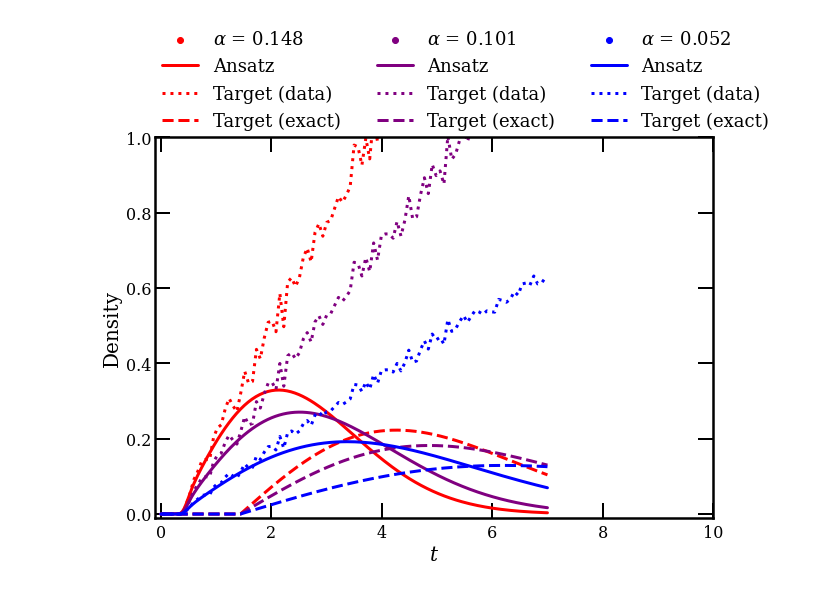
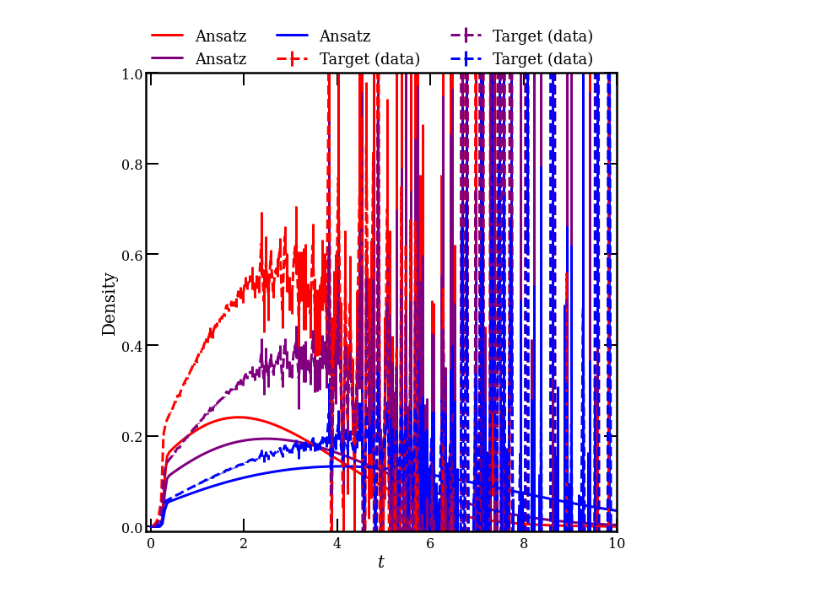
Before and after one commit to rikab/RDF, a Jupyter notebook: numeric/plot_results.ipynb, the cells around one changed output. Saved outputs shown, nothing was run; the diff lists cells and outputs as text; code cells hidden in the pictures.

```diff
--- a/numeric/plot_results.ipynb
+++ b/numeric/plot_results.ipynb
@@ -93,40 +93,42 @@ else:
 
 
 if not run_toy:  # only needs to be done once
-    data_dict = read_in_data([2], distribution, t_bins, device)
-    #print(data_dict.keys())
+    data_dict,t_bins,t_bin_centers = read_in_data(distribution, order_to_match, device)
+t_min = torch.min(t_bins)
+t_max = torch.max(t_bins)
+
 
 
 
 tt = torch.linspace(save_dict["configs"]["t_min"], save_dict["configs"]["t_max"], 200, device=device)
 
 
 colors = ["red", "purple", "blue"]
-
+plt.figure()
 for i, alpha in enumerate([0.148, 0.101, 0.049]):
     alpha_tensor = torch.tensor(alpha, device=device)
 
     # plot ansatz
-    ax[3].plot(tt.detach().cpu().numpy(),q(tt, alpha_tensor, g_coeffs_to_fit, theta_to_fit, mstar, t_min, t_max, device, factorial_cache_info).detach().cpu().numpy(),label="Ansatz",color=colors[i],)
+    plt.plot(tt.detach().cpu().numpy(),q(tt, alpha_tensor, torch.tensor(g_coeffs_log[-1], device=device), torch.tensor(theta_log[-1], device=device), mstar, t_min, t_max, device, factorial_cache_info).detach().cpu().numpy(),label="Ansatz",color=colors[i],)
 
-    if args.run_toy:
+    if run_toy:
         # plot all-orders solution
-        ax[3].plot(t_bin_centers.detach().cpu().numpy(),t_pdf_toy( alpha_tensor, args.distribution, t_bin_centers, -1, device).detach() .cpu().numpy(), label="Target (exact)",color=colors[i],linestyle="dashed",)
+        plt.plot(t_bin_centers.detach().cpu().numpy(),t_pdf_toy( alpha_tensor, distribution, t_bin_centers, -1, device).detach() .cpu().numpy(), label="Target (exact)",color=colors[i],linestyle="dashed",)
         # plot-fixed order target
-        ax[3].scatter(  t_bin_centers.detach().cpu().numpy(),get_pdf_toy( alpha_tensor, args.distribution, t_bin_centers, args.order_to_match,  device ).detach().cpu()  .numpy(),label=f"Target (order $\\alpha^{args.order_to_match}$)",color=colors[i],s=0.8,)
+        plt.scatter(  t_bin_centers.detach().cpu().numpy(),get_pdf_toy( alpha_tensor, distribution, t_bin_centers, order_to_match,  device ).detach().cpu()  .numpy(),label=f"Target (order $\\alpha^{args.order_to_match}$)",color=colors[i],s=0.8,)
 
     else:
         # plot histogram
         loc_data, loc_err = data_dict[alpha]
-        ax[3].errorbar(t_bin_centers.detach().cpu().numpy(), loc_data.detach().cpu().numpy().reshape(-1,), yerr = loc_err.detach().cpu().numpy().reshape(-1,),  label="Target (data)",  color=colors[i],linestyle="dashed",)
+        plt.errorbar(t_bin_centers.detach().cpu().numpy(), loc_data.detach().cpu().numpy().reshape(-1,), yerr = loc_err.detach().cpu().numpy().reshape(-1,),  label="Target (data)",  color=colors[i],linestyle="dashed",)
 
 plt.legend(loc = (0, 1), ncol = 3)
 plt.xlabel("$t$")
 plt.ylabel("Density")
 plt.xlim(-0.1, 10)
 plt.ylim(-0.01, 1)
 plt.savefig(f"figures/{outfile_name}_results_nice.png", bbox_inches = "tight")
 
 plt.show()
 # %% [output]
-[figure, old version]
+[figure, new version]
```
Also changed, not shown: parts of 3 cells of this notebook, 2 other files.
